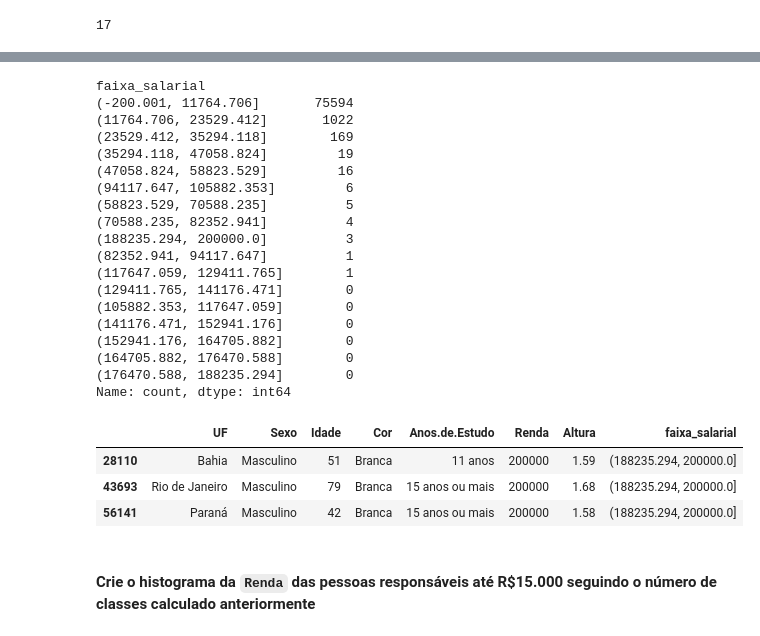
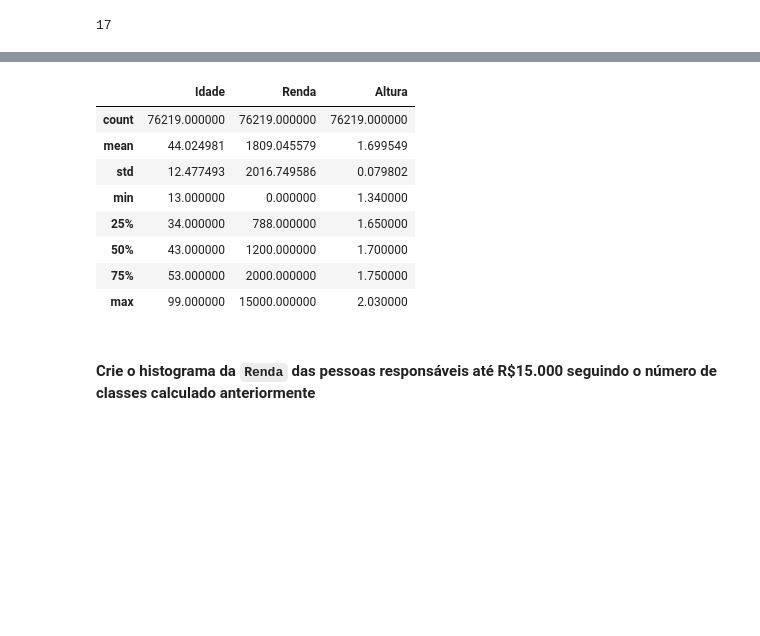
Before and after one commit to JhonCostaDev/oracle_one_alura, a Jupyter notebook: estatistica_ML/desafios_modulo.ipynb, the cells around one changed output, grey strips where cells are left out. Saved outputs shown, nothing was run; the diff lists cells and outputs as text; code cells hidden in the pictures; blank space fills up the shorter version.

```diff
--- a/estatistica_ML/desafios_modulo.ipynb
+++ b/estatistica_ML/desafios_modulo.ipynb
@@ -875,32 +849,15 @@ dados_classifica_renda.head()
-# %%
-dados_classifica_renda['faixa_salarial'].value_counts()
-# %% [output]
-faixa_salarial
-(-200.001, 11764.706]       75594
-(11764.706, 23529.412]       1022
-(23529.412, 35294.118]        169
-(35294.118, 47058.824]         19
-(47058.824, 58823.529]         16
-(94117.647, 105882.353]         6
-(58823.529, 70588.235]          5
-(70588.235, 82352.941]          4
-(188235.294, 200000.0]          3
-(82352.941, 94117.647]          1
-(117647.059, 129411.765]        1
-(129411.765, 141176.471]        0
-(105882.353, 117647.059]        0
-(141176.471, 152941.176]        0
-(152941.176, 164705.882]        0
-(164705.882, 176470.588]        0
-(176470.588, 188235.294]        0
-Name: count, dtype: int64
-# %%
-dados_classifica_renda[dados_classifica_renda.Renda == dados_classifica_renda.Renda.max()]
-# %% [output]
-|  | UF | Sexo | Idade | Cor | Anos.de.Estudo | Renda | Altura | faixa_salarial |
-| 28110 | Bahia | Masculino | 51 | Branca | 11 anos | 200000 | 1.59 | (188235.294, 200000.0] |
-| 43693 | Rio de Janeiro | Masculino | 79 | Branca | 15 anos ou mais | 200000 | 1.68 | (188235.294, 200000.0] |
-| 56141 | Paraná | Masculino | 42 | Branca | 15 anos ou mais | 200000 | 1.58 | (188235.294, 200000.0] |
+# %%
+salario_ate_15k.describe()
+# %% [output]
+|  | Idade | Renda | Altura |
+| count | 76219.000000 | 76219.000000 | 76219.000000 |
+| mean | 44.024981 | 1809.045579 | 1.699549 |
+| std | 12.477493 | 2016.749586 | 0.079802 |
+| min | 13.000000 | 0.000000 | 1.340000 |
+| 25% | 34.000000 | 788.000000 | 1.650000 |
+| 50% | 43.000000 | 1200.000000 | 1.700000 |
+| 75% | 53.000000 | 2000.000000 | 1.750000 |
+| max | 99.000000 | 15000.000000 | 2.030000 |
 # %% [markdown]
 #### **Crie o histograma da `Renda` das pessoas responsáveis até R$15.000 seguindo o número de classes calculado anteriormente**
 # %% [markdown]
```
Also changed, not shown: parts of 17 cells of this notebook.
